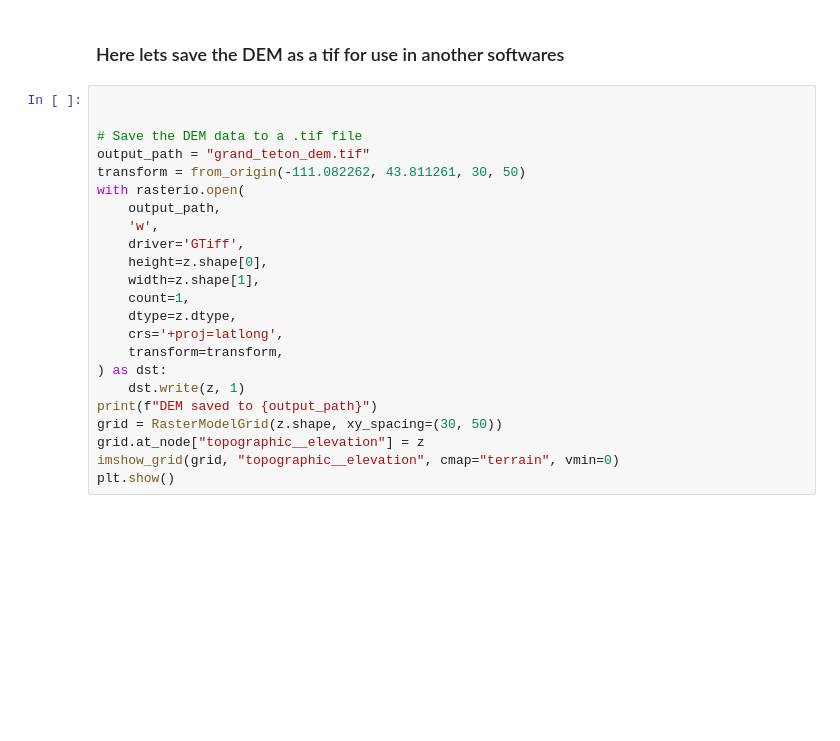
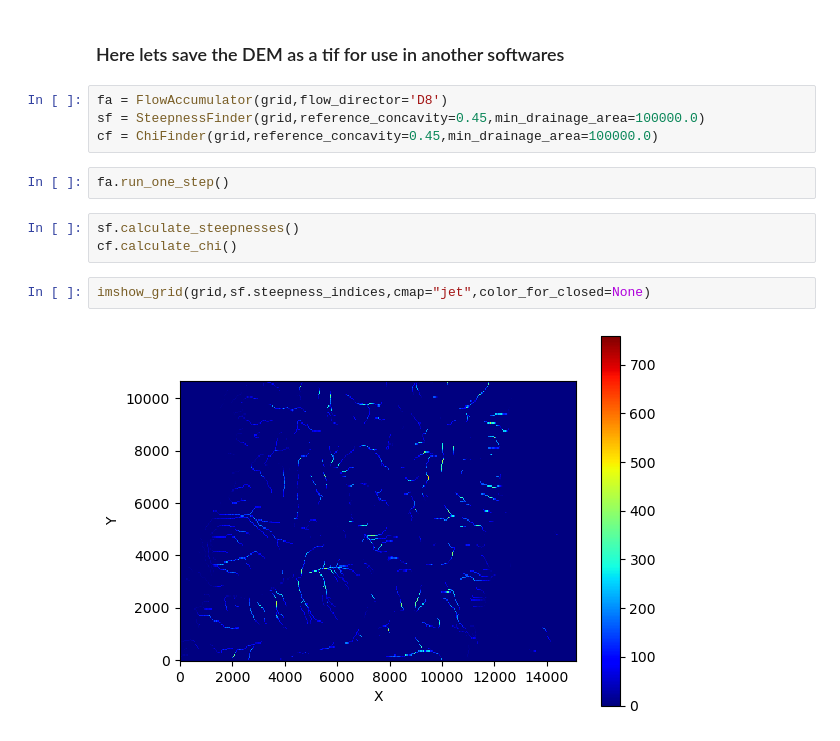
Before and after one commit to thepedroland/tect_land_project, a Jupyter notebook: Teton_DEM_model_class.ipynb, the cells around one changed output. Saved outputs shown, nothing was run; the diff lists cells and outputs as text; blank space fills up the shorter version.

```diff
--- a/Teton_DEM_model_class.ipynb
+++ b/Teton_DEM_model_class.ipynb
@@ -28,25 +32,15 @@ grid.imshow("topographic__elevation", cmap="terrain", vmin=0)
 # %% [markdown]
 ### Here lets save the DEM as a tif for use in another softwares
-# %%
-
-
-# Save the DEM data to a .tif file
-output_path = "grand_teton_dem.tif"
-transform = from_origin(-111.082262, 43.811261, 30, 50)
-with rasterio.open(
-    output_path,
-    'w',
-    driver='GTiff',
-    height=z.shape[0],
-    width=z.shape[1],
-    count=1,
-    dtype=z.dtype,
-    crs='+proj=latlong',
-    transform=transform,
-) as dst:
-    dst.write(z, 1)
-print(f"DEM saved to {output_path}")
-grid = RasterModelGrid(z.shape, xy_spacing=(30, 50))
-grid.at_node["topographic__elevation"] = z
-imshow_grid(grid, "topographic__elevation", cmap="terrain", vmin=0)
-plt.show()
+# %%
+fa = FlowAccumulator(grid,flow_director='D8')
+sf = SteepnessFinder(grid,reference_concavity=0.45,min_drainage_area=100000.0)
+cf = ChiFinder(grid,reference_concavity=0.45,min_drainage_area=100000.0)
+# %%
+fa.run_one_step()
+# %%
+sf.calculate_steepnesses()
+cf.calculate_chi()
+# %%
+imshow_grid(grid,sf.steepness_indices,cmap="jet",color_for_closed=None)
+# %% [output]
+[figure, added]
```
Also changed, not shown: parts of 4 cells of this notebook.
